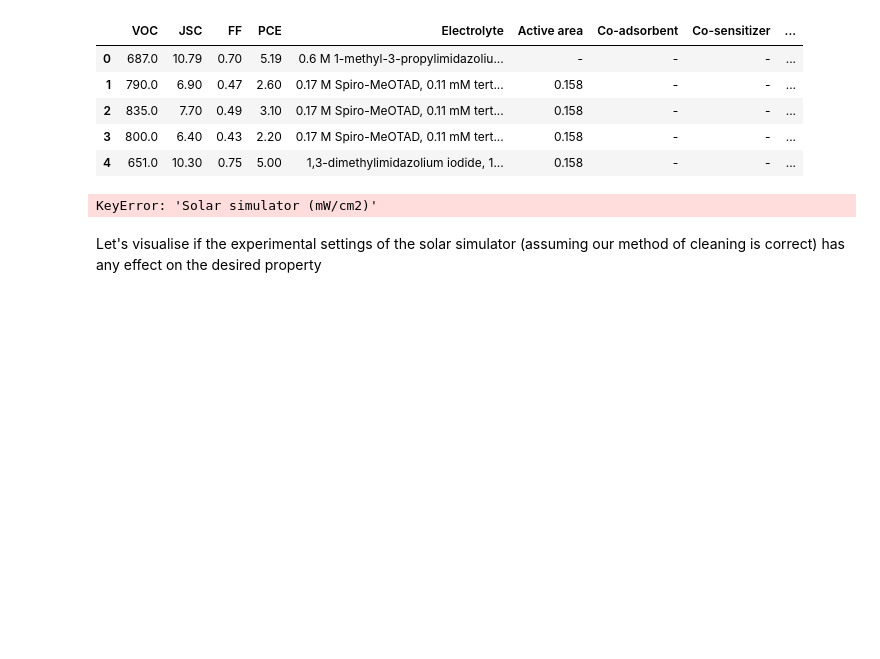
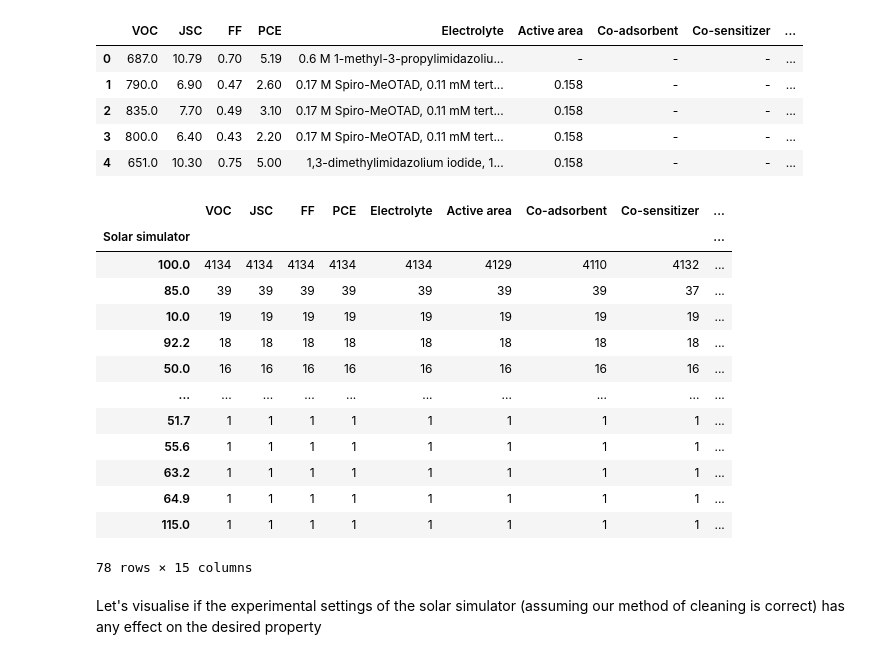
Before and after one commit to PaulC61/DSSCDB, a Jupyter notebook: dssc-notebook.ipynb, the cells around one changed output. Drawn from its saved outputs; the diff is of its cells as text; code cells hidden in the pictures; blank space fills up the shorter version.

```diff
--- a/dssc-notebook.ipynb
+++ b/dssc-notebook.ipynb
@@ -273,9 +292,22 @@ dsscdb_df.head()
 | 3 | 800.0 | 6.40 | 0.43 | 2.20 | 0.17 M Spiro-MeOTAD, 0.11 mM tert... | 0.158 | - | - | ... |
 | 4 | 651.0 | 10.30 | 0.75 | 5.00 | 1,3-dimethylimidazolium iodide, 1... | 0.158 | - | - | ... |
 # %%
-dsscdb_df.groupby(['Solar simulator (mW/cm2)']).count().sort_values('PCE', ascending=False)
+dsscdb_df.groupby(['Solar simulator']).count().sort_values('PCE', ascending=False)
 # %% [output]
+|  | VOC | JSC | FF | PCE | Electrolyte | Active area | Co-adsorbent | Co-sensitizer | ... |
+| Solar simulator |  |  |  |  |  |  |  |  | ... |
+| 100.0 | 4134 | 4134 | 4134 | 4134 | 4134 | 4129 | 4110 | 4132 | ... |
+| 85.0 | 39 | 39 | 39 | 39 | 39 | 39 | 39 | 37 | ... |
+| 10.0 | 19 | 19 | 19 | 19 | 19 | 19 | 19 | 19 | ... |
+| 92.2 | 18 | 18 | 18 | 18 | 18 | 18 | 18 | 18 | ... |
+| 50.0 | 16 | 16 | 16 | 16 | 16 | 16 | 16 | 16 | ... |
+| ... | ... | ... | ... | ... | ... | ... | ... | ... | ... |
+| 51.7 | 1 | 1 | 1 | 1 | 1 | 1 | 1 | 1 | ... |
+| 55.6 | 1 | 1 | 1 | 1 | 1 | 1 | 1 | 1 | ... |
+| 63.2 | 1 | 1 | 1 | 1 | 1 | 1 | 1 | 1 | ... |
+| 64.9 | 1 | 1 | 1 | 1 | 1 | 1 | 1 | 1 | ... |
+| 115.0 | 1 | 1 | 1 | 1 | 1 | 1 | 1 | 1 | ... |
-KeyError: 'Solar simulator (mW/cm2)'
+78 rows × 15 columns
 # %% [markdown]
 Let's visualise if the experimental settings of the solar simulator (assuming our method of cleaning is correct) has any effect on the desired property
 # %%
```
Also changed, not shown: parts of 15 cells of this notebook, 8 other files.
